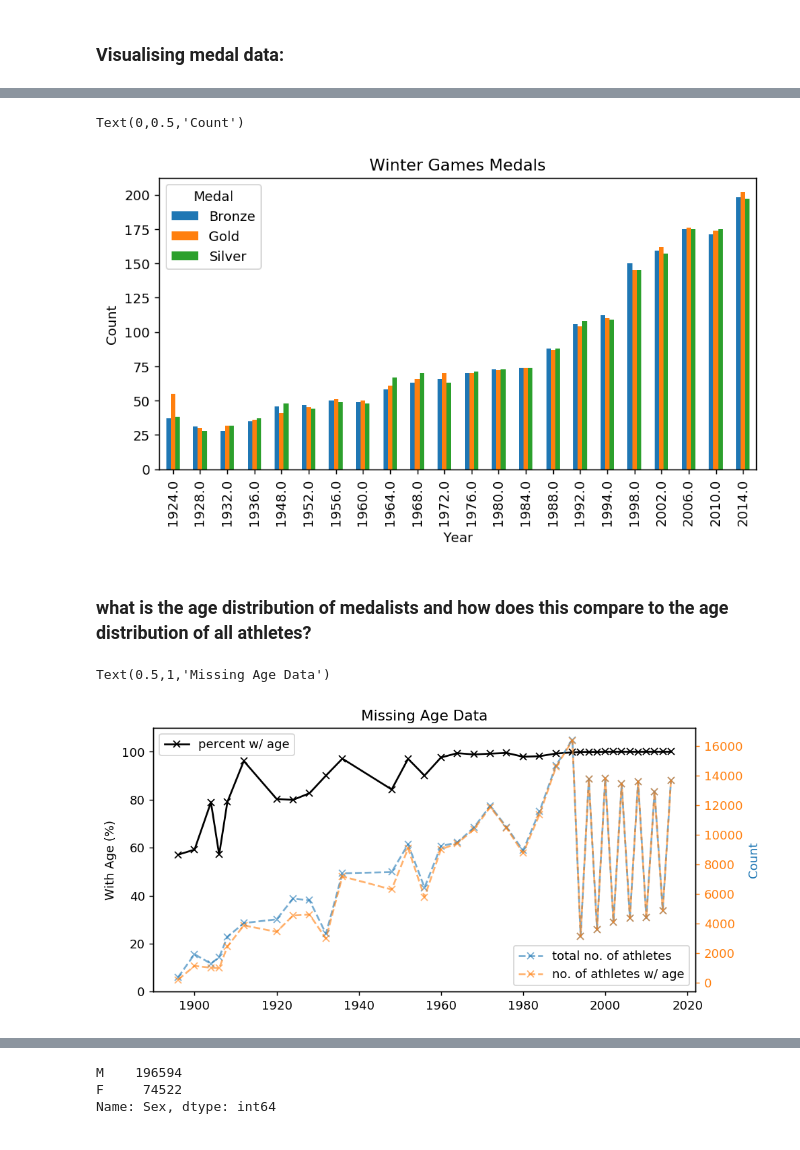
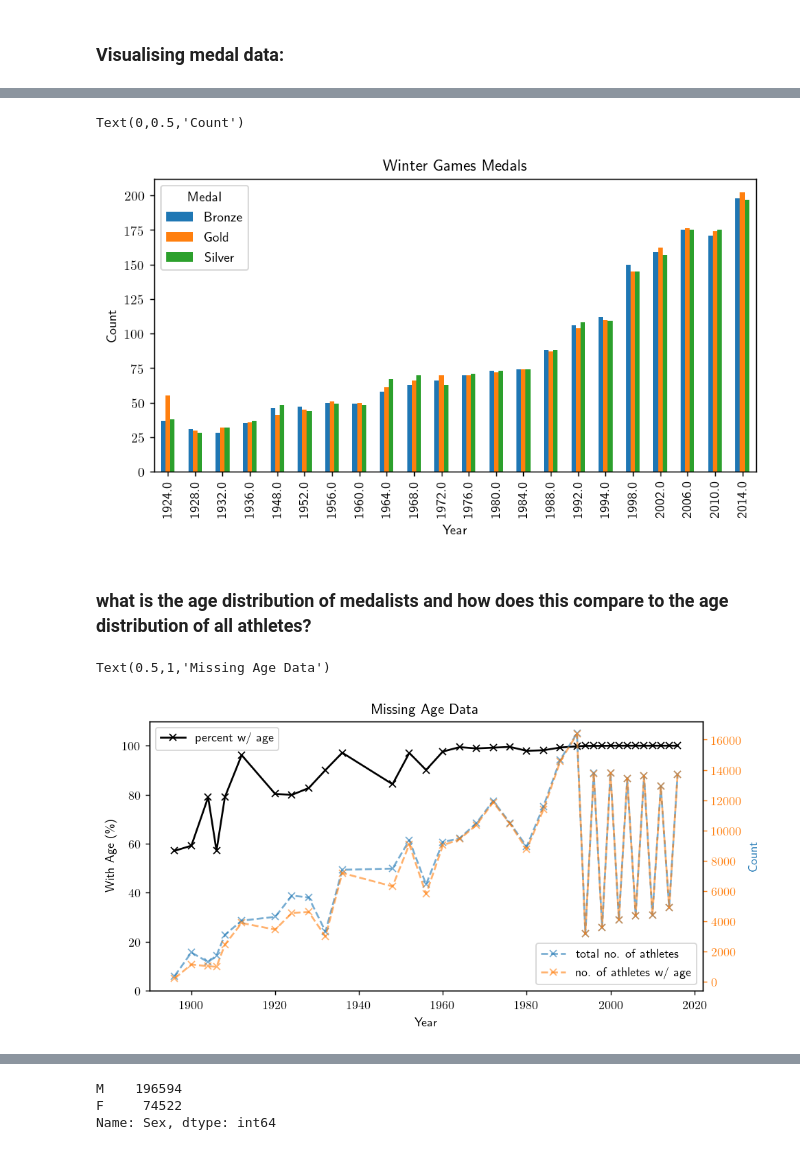
Before and after one commit to yasirdin/kaggle-olympic, a Jupyter notebook: data_exploration.ipynb, the cells around one changed output, grey strips where cells are left out. Saved outputs shown, nothing was run; the diff lists cells and outputs as text; code cells hidden in the pictures.

```diff
--- a/data_exploration.ipynb
+++ b/data_exploration.ipynb
@@ -33,12 +22,11 @@ import numpy as np
 import matplotlib.pyplot as plt
 import matplotlib.patches as mpatches
 import seaborn as sns
-from scipy import stats
 
 plt.rcParams["figure.dpi"] = 130
 plt.rcParams["figure.figsize"] = (8,4)
-# plt.rc('text', usetex=True)
-# plt.rc('font', family='sans-serif')
+plt.rc('text', usetex=True)
+plt.rc('font', family='sans-serif')
 # %% [markdown]
 ## Parsing .csv's to dataframes, and previewing
 # %%
@@ -548,7 +512,7 @@ plt.title('Winter Games Medals')
 plt.ylabel('Count')
 # %% [output]
 Text(0,0.5,'Count')
-[figure, old version]
+[figure, new version]
 # %% [markdown]
 ### what is the age distribution of medalists and how does this compare to the age distribution of all athletes?
 # %%
@@ -565,26 +529,26 @@ percent_with_age = (total_no_with_age/total_no) * 100
 # %%
 # plotting
 fig, ax1 = plt.subplots()
 
 ax1.plot(percent_with_age, 'x-', label='percent w/ age', color='k')
 ax1.legend(loc='upper left')
-ax1.set_ylabel('With Age (%)')
+ax1.set_ylabel('With Age (\%)')
 ax1.set_ylim(bottom=0, top=110)
+ax1.set_xlabel('Year')
 
 ax2 = ax1.twinx()
 ax2.plot(total_no, '--x', alpha=0.6, label='total no. of athletes')
 ax2.plot(total_no_with_age, '--x', alpha=0.6, label='no. of athletes w/ age')
 ax2.legend(loc='lower right')
 ax2.set_ylabel('Count', color='#1f77b4')
 ax2.tick_params('y', colors='#ff7f0e')
-ax2.set_xlabel('Year')
 
 plt.title('Missing Age Data')
 
 # result: be mindful of the missing data in the early years
 # %% [output]
 Text(0.5,1,'Missing Age Data')
-[figure, old version]
+[figure, new version]
 # %%
 # age distribution of all athletes
 all_age = merged_df[(merged_df['Age'].notnull())]['Age'].value_counts()
```
Also changed, not shown: parts of 37 cells of this notebook, 2 other files.
